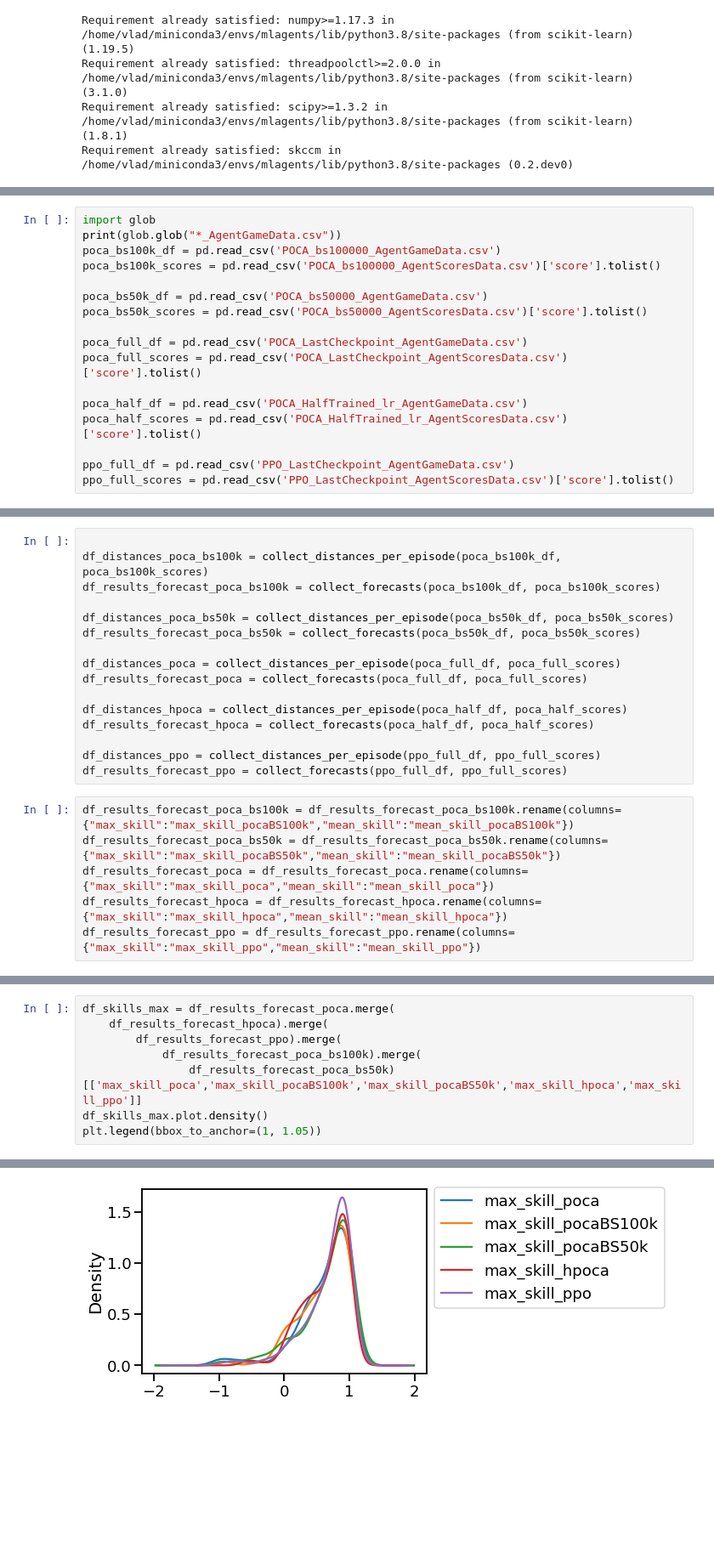
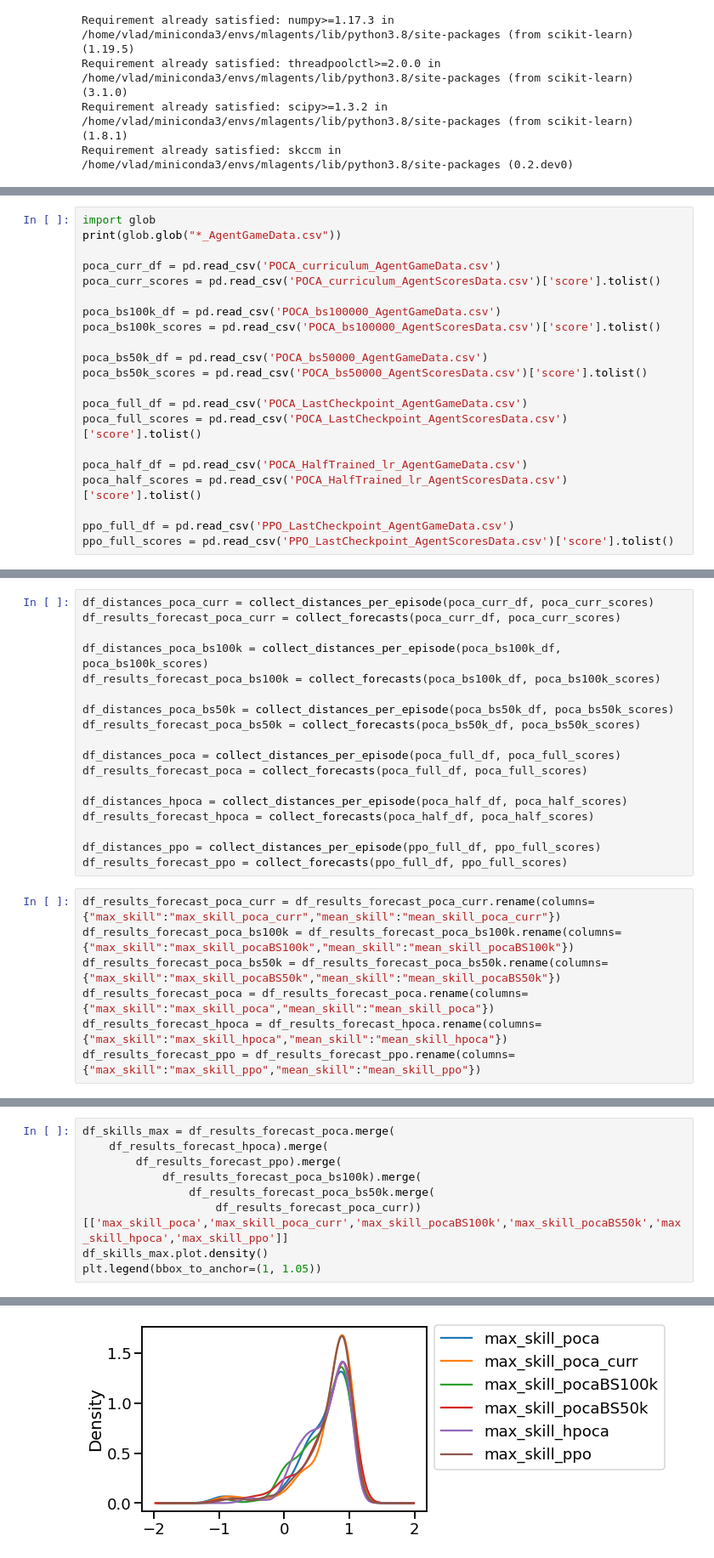
Before and after one commit to barrylee111/ml-unity-collaborative, a Jupyter notebook: data_analysis/player_tracking.ipynb, the cells around one changed output, grey strips where cells are left out. Shown at 85% size. Drawn from its saved outputs; the diff is of its cells as text; blank space fills up the shorter version.

```diff
--- a/data_analysis/player_tracking.ipynb
+++ b/data_analysis/player_tracking.ipynb
@@ -183,6 +186,10 @@ no log data found for PPO_LastCheckpoint.log
 # %%
 import glob
 print(glob.glob("*_AgentGameData.csv"))
+
+poca_curr_df = pd.read_csv('POCA_curriculum_AgentGameData.csv')
+poca_curr_scores = pd.read_csv('POCA_curriculum_AgentScoresData.csv')['score'].tolist()
+
 poca_bs100k_df = pd.read_csv('POCA_bs100000_AgentGameData.csv')
 poca_bs100k_scores = pd.read_csv('POCA_bs100000_AgentScoresData.csv')['score'].tolist()
 
@@ -202,4 +213,6 @@ ppo_full_scores = pd.read_csv('PPO_LastCheckpoint_AgentScoresData.csv')['score']
 # %%
+df_distances_poca_curr = collect_distances_per_episode(poca_curr_df, poca_curr_scores)
+df_results_forecast_poca_curr = collect_forecasts(poca_curr_df, poca_curr_scores)
 
 df_distances_poca_bs100k = collect_distances_per_episode(poca_bs100k_df, poca_bs100k_scores)
 df_results_forecast_poca_bs100k = collect_forecasts(poca_bs100k_df, poca_bs100k_scores)
@@ -216,6 +229,7 @@ df_results_forecast_hpoca = collect_forecasts(poca_half_df, poca_half_scores)
 df_distances_ppo = collect_distances_per_episode(ppo_full_df, ppo_full_scores)
 df_results_forecast_ppo = collect_forecasts(ppo_full_df, ppo_full_scores)
 # %%
+df_results_forecast_poca_curr = df_results_forecast_poca_curr.rename(columns={"max_skill":"max_skill_poca_curr","mean_skill":"mean_skill_poca_curr"})
 df_results_forecast_poca_bs100k = df_results_forecast_poca_bs100k.rename(columns={"max_skill":"max_skill_pocaBS100k","mean_skill":"mean_skill_pocaBS100k"})
 df_results_forecast_poca_bs50k = df_results_forecast_poca_bs50k.rename(columns={"max_skill":"max_skill_pocaBS50k","mean_skill":"mean_skill_pocaBS50k"})
 df_results_forecast_poca = df_results_forecast_poca.rename(columns={"max_skill":"max_skill_poca","mean_skill":"mean_skill_poca"})
@@ -249,14 +264,15 @@ df_skills_mean.describe()
 # %%
 df_skills_max = df_results_forecast_poca.merge(
     df_results_forecast_hpoca).merge(
         df_results_forecast_ppo).merge(
             df_results_forecast_poca_bs100k).merge(
-                df_results_forecast_poca_bs50k)[['max_skill_poca','max_skill_pocaBS100k','max_skill_pocaBS50k','max_skill_hpoca','max_skill_ppo']]
+                df_results_forecast_poca_bs50k.merge(
+                    df_results_forecast_poca_curr))[['max_skill_poca','max_skill_poca_curr','max_skill_pocaBS100k','max_skill_pocaBS50k','max_skill_hpoca','max_skill_ppo']]
 df_skills_max.plot.density()
 plt.legend(bbox_to_anchor=(1, 1.05))
 # %% [output]
 <matplotlib.legend.Legend at 0x...>
-[figure, old version]
+[figure, new version]
 # %%
 df_skills_max.describe()
 # %% [output]
```
Also changed, not shown: parts of 12 cells of this notebook, 5 other files.
